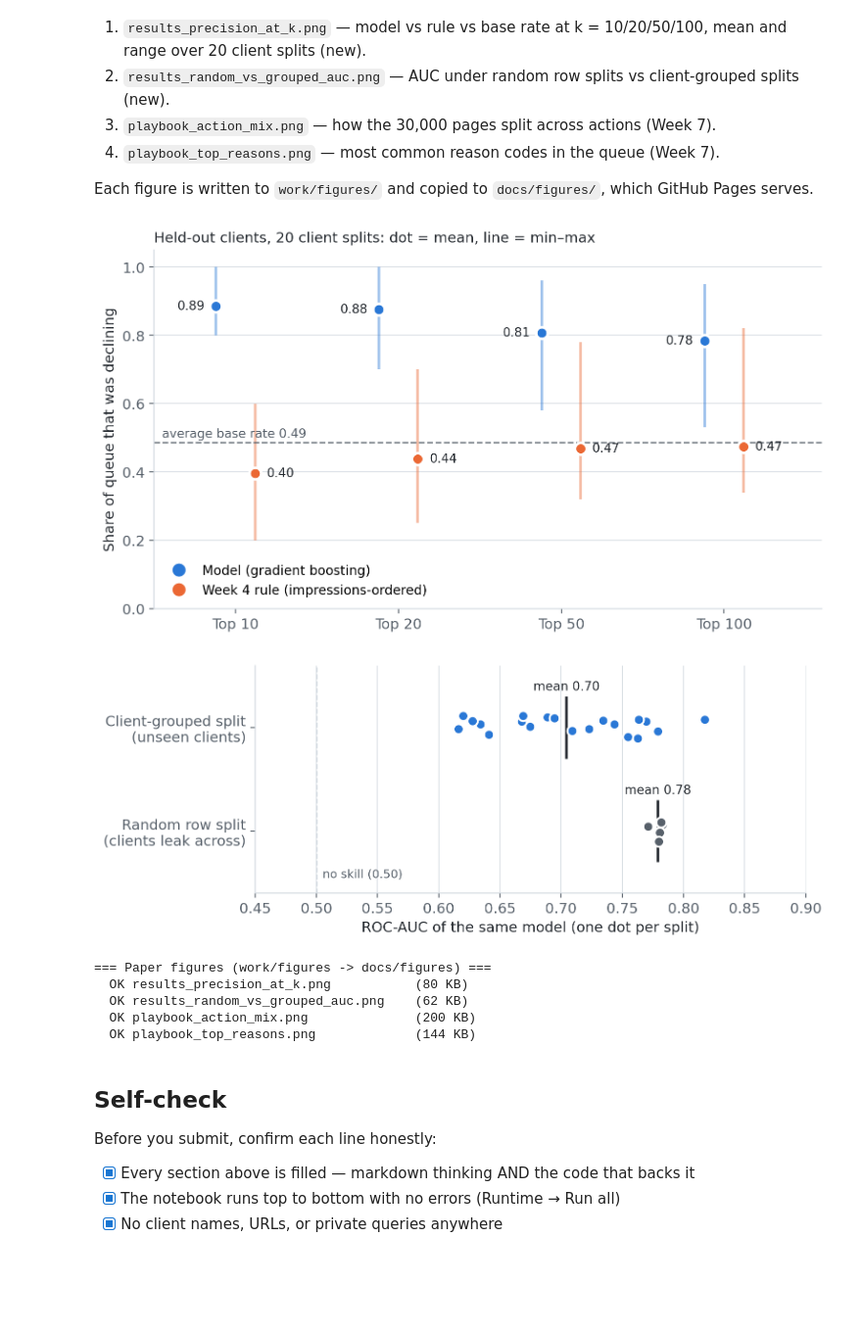
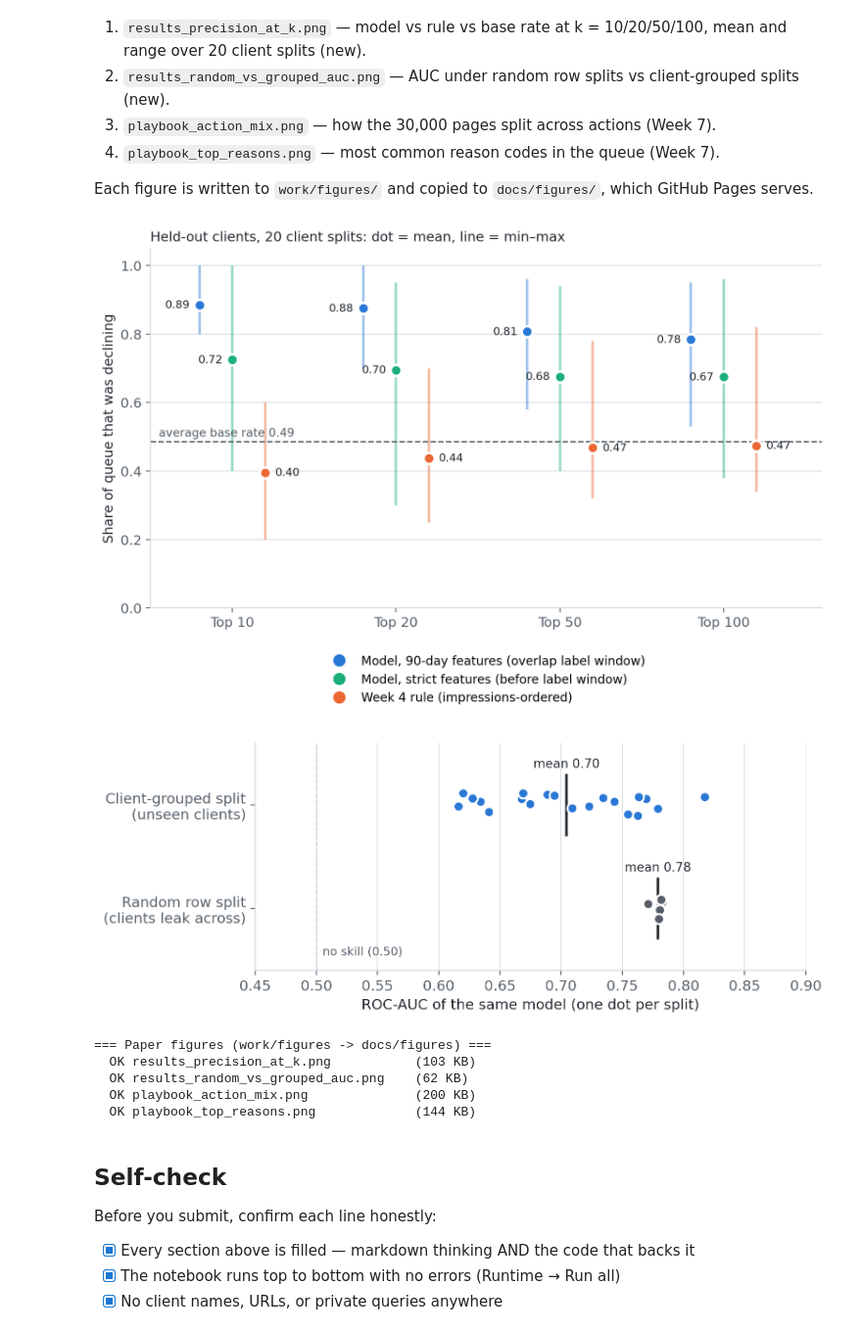
Before and after one commit to quangptt0910/flyrank-ml-internship-starter, a Jupyter notebook: work/notebooks/capstone.ipynb, the cells around one changed output. Shown at 98% size. Saved outputs shown, nothing was run; the diff lists cells and outputs as text; code cells hidden in the pictures; blank space fills up the shorter version.

```diff
--- a/work/notebooks/capstone.ipynb
+++ b/work/notebooks/capstone.ipynb
@@ -154,6 +154,16 @@ for col in CATEGORICAL_FEATURES:
     df[col] = df[col].fillna("unknown").astype(str)
 
 CLEAN_FEATURES = NUMERIC_FEATURES + CATEGORICAL_FEATURES
+
+# Strict variant (from ML-05): traffic from days 61-90 only, which lies entirely BEFORE the label window,
+# plus static page/keyword fields. The 90-day features above overlap the label's two 30-day windows.
+for m in ["impressions", "clicks", "sessions"]:
+    early = df[f"{m}_90d"].fillna(0) - df[f"{m}_last_30d"].fillna(0) - df[f"{m}_prev_30d"].fillna(0)
+    assert (early >= 0).all()
+    df[f"log_{m}_d61_90"] = np.log1p(early)
+STRICT_NUMERIC = ["search_volume", "cpc", "competition", "content_age_days", "days_since_last_update",
+                  "word_count", "has_word_count", "log_impressions_d61_90", "log_clicks_d61_90", "log_sessions_d61_90"]
+STRICT_CATEGORICAL = ["content_type", "main_intent", "competition_level", "freshness_tier", "word_count_tier"]
 print(f"Configured {len(CLEAN_FEATURES)} clean feature set ({len(NUMERIC_FEATURES)} numeric, {len(CATEGORICAL_FEATURES)} categorical)")
 
 
@@ -417,7 +439,7 @@ Splits where model P@50 beats that split's base rate: 20/20
 random_aucs = []
 for seed in range(N_RANDOM_SPLITS):
     tr_df, te_df = train_test_split(df, test_size=0.20, random_state=RANDOM_SEED + seed)
-    pipe = make_models()["HistGradientBoosting"].fit(tr_df[CLEAN_FEATURES], tr_df["is_declining_label"])
+    pipe = make_hgb().fit(tr_df[CLEAN_FEATURES], tr_df["is_declining_label"])
     random_aucs.append(roc_auc_score(te_df["is_declining_label"], pipe.predict_proba(te_df[CLEAN_FEATURES])[:, 1]))
 random_aucs = np.array(random_aucs)
 grouped_aucs = cv[cv.model == "HistGradientBoosting"]["ROC-AUC"].to_numpy()
@@ -438,6 +460,7 @@ robustness = {
     "grouped": {m: {met: {s: float(summary.loc[m, (met, s)]) for s in ["mean", "std", "min", "max"]} for met in metrics}
                 for m in summary.index},
     "model_beats_rule_splits": wins,
+    "strict_model_beats_rule_splits": strict_wins,
     "model_p50_above_base_rate_splits": above_base,
     "random_split_auc": {"mean": float(random_aucs.mean()), "min": float(random_aucs.min()), "max": float(random_aucs.max())},
     "grouped_split_auc_hgb": {"mean": float(grouped_aucs.mean()), "min": float(grouped_aucs.min()), "max": float(grouped_aucs.max())},
@@ -575,9 +598,13 @@ plt.rcParams.update({"font.size": 11, "axes.edgecolor": GRID, "axes.labelcolor":
                      "axes.spines.right": False})
 
 # Figure A: precision@k, mean with min-max range over 20 client splits
-fig, ax = plt.subplots(figsize=(8, 4.6), dpi=200)
+fig, ax = plt.subplots(figsize=(8.5, 5.8), dpi=200)
 x = np.arange(len(K_LIST))
-for name, color, off in [("HistGradientBoosting", C_MODEL, -0.12), ("Week 4 rule", C_RULE, 0.12)]:
+C_STRICT = "#1baf7a"   # categorical slot 3
+SERIES = [("HistGradientBoosting", C_MODEL, -0.2, "Model, 90-day features (overlap label window)"),
+          ("HistGradientBoosting (strict features)", C_STRICT, 0.0, "Model, strict features (before label window)"),
+          ("Week 4 rule", C_RULE, 0.2, "Week 4 rule (impressions-ordered)")]
+for name, color, off, label in SERIES:
     s = summary.loc[name]
     mean = np.array([s[(f"P@{k}", "mean")] for k in K_LIST])
     lo = np.array([s[(f"P@{k}", "min")] for k in K_LIST])
@@ -585,16 +612,15 @@ for name, color, off in [("HistGradientBoosting", C_MODEL, -0.12), ("Week 4 rule
     ax.vlines(x + off, lo, hi, color=color, lw=2, alpha=0.45)
     ax.plot(x + off, mean, "o", color=color, ms=9, mec="white", mew=2, zorder=3)
     for xi, m in zip(x + off, mean):
-        ax.text(xi + (-0.07 if off < 0 else 0.07), m, f"{m:.2f}", ha="right" if off < 0 else "left",
-                va="center", color=INK, fontsize=9.5)
-    label = "Model (gradient boosting)" if name == "HistGradientBoosting" else "Week 4 rule (impressions-ordered)"
+        ax.text(xi + (-0.06 if off <= 0 else 0.06), m, f"{m:.2f}", ha="right" if off <= 0 else "left",
+                va="center", color=INK, fontsize=9)
     ax.plot([], [], "o", color=color, ms=9, label=label)
 base = cv["base_rate"].mean()
 ax.axhline(base, color=MUTED, ls="--", lw=1.2)
 ax.text(-0.45, base + 0.015, f"average base rate {base:.2f}", color=MUTED, fontsize=9.5)
 ax.set_xticks(x, [f"Top {k}" for k in K_LIST])
 ax.set_xlim(-0.5, len(K_LIST) - 0.4)
-ax.legend(loc="lower left", frameon=False, fontsize=10)
+ax.legend(loc="upper center", bbox_to_anchor=(0.5, -0.1), ncol=1, frameon=False, fontsize=10)
 ax.set_ylim(0, 1.05)
 ax.set_ylabel("Share of queue that was declining")
 ax.yaxis.grid(True, color=GRID, lw=0.6); ax.set_axisbelow(True)
@@ -606,37 +632,37 @@ plt.show()
 
 # Figure B: AUC, random row splits vs client-grouped splits
 fig, ax = plt.subplots(figsize=(8, 3.2), dpi=200)
 rng = np.random.default_rng(RANDOM_SEED)
 groups = [("Random row split\n(clients leak across)", random_aucs, MUTED),
           ("Client-grouped split\n(unseen clients)", grouped_aucs, C_MODEL)]
 for yi, (label, vals, color) in enumerate(groups):
     ax.scatter(vals, yi + rng.uniform(-0.12, 0.12, len(vals)), s=60, color=color, edgecolor="white", lw=1.5, zorder=3)
     ax.vlines(vals.mean(), yi - 0.3, yi + 0.3, color=INK, lw=2)
     ax.text(vals.mean(), yi + 0.36, f"mean {vals.mean():.2f}", ha="center", color=INK, fontsize=9.5)
 ax.axvline(0.5, color=GRID, ls="--", lw=1)
 ax.text(0.505, -0.45, "no skill (0.50)", color=MUTED, fontsize=9)
 ax.set_yticks([0, 1], [g[0] for g in groups])
 ax.set_ylim(-0.6, 1.6)
 ax.set_xlim(0.45, 0.9)
 ax.set_xlabel("ROC-AUC of the same model (one dot per split)")
 ax.xaxis.grid(True, color=GRID, lw=0.6); ax.set_axisbelow(True)
 fig.tight_layout()
 fig.savefig(FIGURES_DIR / "results_random_vs_grouped_auc.png", facecolor="white")
 plt.show()
 
 paper_figures = ["results_precision_at_k.png", "results_random_vs_grouped_auc.png",
                  "playbook_action_mix.png", "playbook_top_reasons.png"]
 print("=== Paper figures (work/figures -> docs/figures) ===")
 for name in paper_figures:
     src = FIGURES_DIR / name
     assert src.exists(), f"Missing figure: {name}"
     shutil.copy2(src, DOCS_FIG_DIR / name)
     print(f"  OK {name:<36} ({src.stat().st_size / 1024:.0f} KB)")
 # %% [output]
-[figure, old version]
+[figure, new version]
 [figure]
 === Paper figures (work/figures -> docs/figures) ===
-  OK results_precision_at_k.png           (80 KB)
+  OK results_precision_at_k.png           (103 KB)
   OK results_random_vs_grouped_auc.png    (62 KB)
   OK playbook_action_mix.png              (200 KB)
   OK playbook_top_reasons.png             (144 KB)
```
Also changed, not shown: parts of 8 cells of this notebook, 6 other files.
